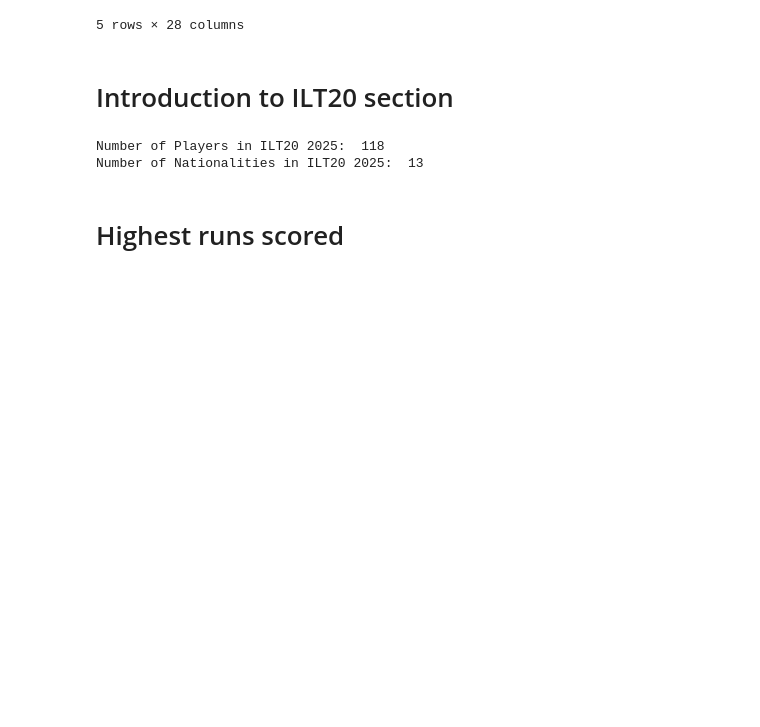
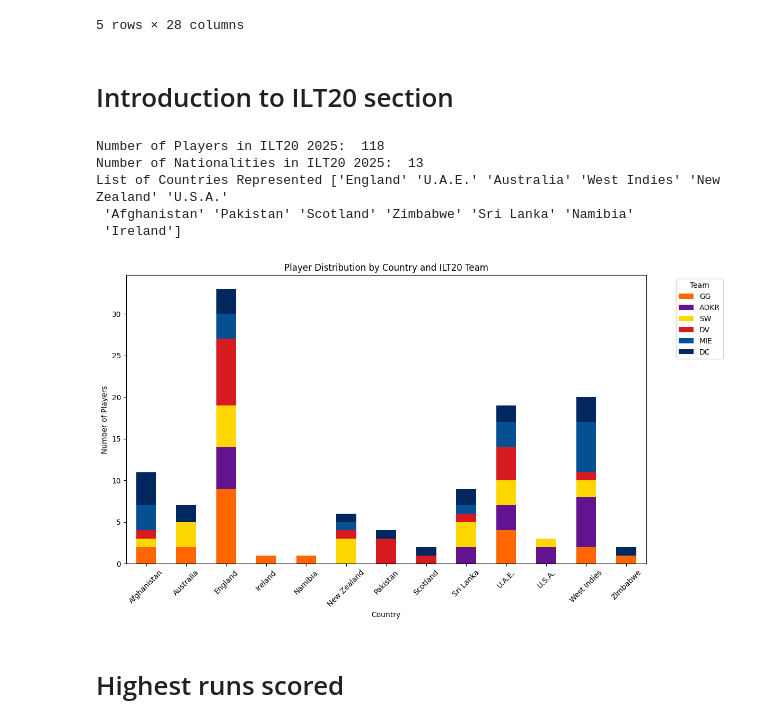
Before and after one commit to andrewgibson06/Data-Science-Final-Project, a Jupyter notebook: data_science_final_project.ipynb, the cells around one changed output. Drawn from its saved outputs; the diff is of its cells as text; code cells hidden in the pictures; blank space fills up the shorter version.

Commit message:
Plotted the graphs for batsmen

```diff
--- a/data_science_final_project.ipynb
+++ b/data_science_final_project.ipynb
@@ -15,6 +15,8 @@ player_stats.sample(5)
 # %% [markdown]
 # Introduction to ILT20 section
 # %%
+import matplotlib.pyplot as plt
+
 #summary statistics
 number_of_players = player_stats["Player"].nunique()
 number_of_nationalities = player_stats["Nationality"].nunique()
@@ -22,9 +24,47 @@ number_of_nationalities = player_stats["Nationality"].nunique()
 
 print("Number of Players in ILT20 2025: ", number_of_players)
 print("Number of Nationalities in ILT20 2025: ", number_of_nationalities)
+print("List of Countries Represented", player_stats["Nationality"].unique())
 # %% [output]
 Number of Players in ILT20 2025:  118
 Number of Nationalities in ILT20 2025:  13
+List of Countries Represented ['England' 'U.A.E.' 'Australia' 'West Indies' 'New Zealand' 'U.S.A.'
+ 'Afghanistan' 'Pakistan' 'Scotland' 'Zimbabwe' 'Sri Lanka' 'Namibia'
+ 'Ireland']
+# %%
+#number of players per country
+number_of_players_per_country = player_stats["Nationality"].value_counts()
+
+#creates a pivot table to find where each player is from and who they play for
+country_team_players = player_stats.pivot_table(index= "Nationality", columns="Team", aggfunc="size", fill_value=0)
+
+#assign colours based on each team
+teams = player_stats["Team"].unique()
+team_colours = {
+    "ADKR": "#63138f",
+    "DC": "#00285e",
+    "GG": "#ff6600",
+    "MIE": "#045093",
+    "DV": "#d71920",
+    "SW": "#FFD700"
+}
+
+#order the players by team and colours
+ordered_teams = [team for team in teams if team in country_team_players.columns]
+country_team_players = country_team_players[ordered_teams]
+colours = [team_colours[team] for team in ordered_teams]
+
+#plot the data
+country_team_players.plot( kind='bar', stacked=True, figsize=(12, 7), color=colours)
+plt.xlabel("Country")
+plt.ylabel("Number of Players")
+plt.title("Player Distribution by Country and ILT20 Team")
+plt.xticks(rotation=45)
+plt.legend(title='Team', bbox_to_anchor=(1.05, 1), loc='upper left')
+plt.tight_layout()
+plt.show()
+# %% [output]
+[figure, added]
 # %% [markdown]
 # Highest runs scored
 # %%
```
Also changed, not shown: parts of 8 cells of this notebook, 1 other file.
